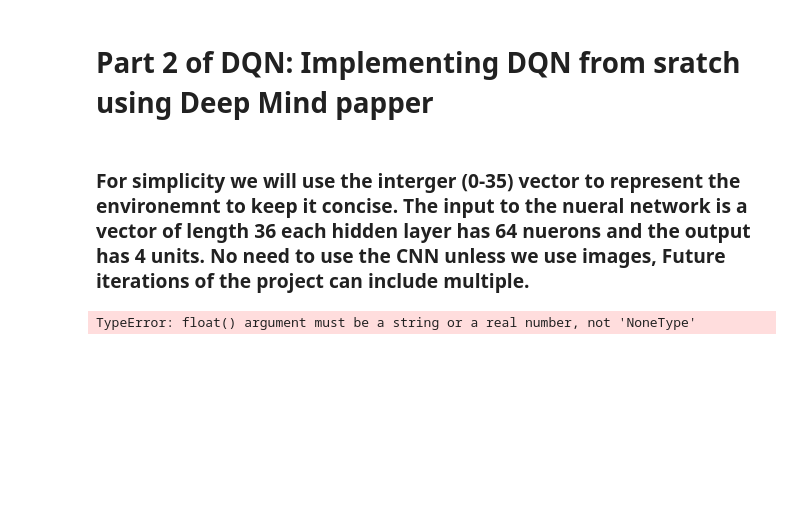
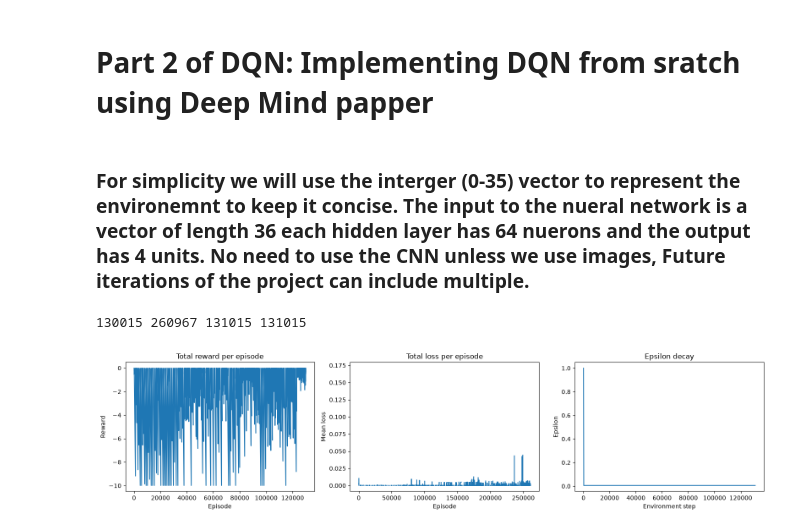
Before and after one commit to CailanJB/DQN, a Jupyter notebook: a2_part_2_cailneje2.ipynb, the cells around one changed output. Drawn from its saved outputs; the diff is of its cells as text; code cells hidden in the pictures; blank space fills up the shorter version.

```diff
--- a/a2_part_2_cailneje2.ipynb
+++ b/a2_part_2_cailneje2.ipynb
@@ -65,6 +70,9 @@ environment = WumpusWorldEnvironment(observation_type='integer', action_type='di
 env_steps = 0
 optimizer_steps = 0
 results = []
+losses = []
+training_steps = []
+epsilon_hist = []
 # %%
 """Picking an action given a state via epislon greedy and returning the assoicate Q_value via the bellman equation"""
 def pick_action(state,epsilon):
@@ -90,12 +98,12 @@ def train():
         return None
 
     mini_batch = random.sample(replay_memory,BATCH_SIZE)
-    states,action,rewards,next_states,termination = zip(*mini_batch)
+    states,actions,rewards,next_states,termination = zip(*mini_batch)
     #one-hot encode the states and convert actions,and rweads to tensors
-    states = F.one(torch.tensor(states, dtype=torch.long,device=device), num_classes=36).float()
+    states = F.one_hot(torch.tensor(states, dtype=torch.long,device=device), num_classes=36).float()
     actions = torch.tensor(actions,dtype=torch.long,device=device).unsqueeze(1)
     rewards = torch.tensor(rewards,dtype=torch.float32,device=device)
-    next_states = F.one(torch.tensor(next_states, dtype=torch.long,device=device), num_classes=36).float()
+    next_states = F.one_hot(torch.tensor(next_states, dtype=torch.long,device=device), num_classes=36).float()
     termination = torch.tensor(termination,dtype=torch.long,device=device)
 
     #Get the predicted  values from the live Q network. Q_online(s,a)
@@ -120,11 +128,12 @@ def train():
 for episode in range(MAX_EPISODES):
     state,info = environment.reset()
     episode_return = 0.0
-    losses = []
 
     for t in range(environment.max_timesteps):
         #to slighlt change epislon as training goes on so we are not stuck exploring
         epsilon = EPSILON_END + (EPSILON_START - EPSILON_END) * (max(0, EPSILON_DECAY_STEPS - env_steps) / EPSILON_DECAY_STEPS)
+        training_steps.append(env_steps)
+        epsilon_hist.append(epsilon)
         action = pick_action(state,epsilon)
         next_state,reward,terminated,truncated,info = environment.step(action)
         done = terminated or truncated
@@ -136,12 +145,31 @@ for episode in range(MAX_EPISODES):
 
         state = next_state
         episode_return += reward
-        environment_steps += 1
+        env_steps += 1
         #if we have terminated/ hit the the terminated state we are done
         if done:
             break
 
         results.append(episode_return)
         losses.append(float(np.mean(losses)) if losses else np.nan)
-# %% [output]
-TypeError: float() argument must be a string or a real number, not 'NoneType'
+# %%
+"""plotting the rewardas"""
+def plot_rewards(results,losses,training_steps,epsilon_hist):
+    fig,axes = plt.subplots(1,3,figsize=(16,4))
+    axes[0].plot(results)
+    axes[0].set(title="Total reward per episode", xlabel="Episode", ylabel="Reward")
+    axes[1].plot(losses)
+    axes[1].set(title="Total loss per episode", xlabel="Episode", ylabel="Mean loss")
+    axes[2].plot(training_steps,epsilon_hist)
+    axes[2].set(title="Epsilon decay", xlabel="Environment step", ylabel="Epsilon")
+
+    plt.tight_layout()
+    plt.show()
+# %%
+print(len(results), len(losses), len(training_steps), len(epsilon_hist))
+# %% [output]
+130015 260967 131015 131015
+# %%
+plot_rewards(results,losses,training_steps,epsilon_hist)
+# %% [output]
+[figure, added]
```
Also changed, not shown: parts of 15 cells of this notebook.
